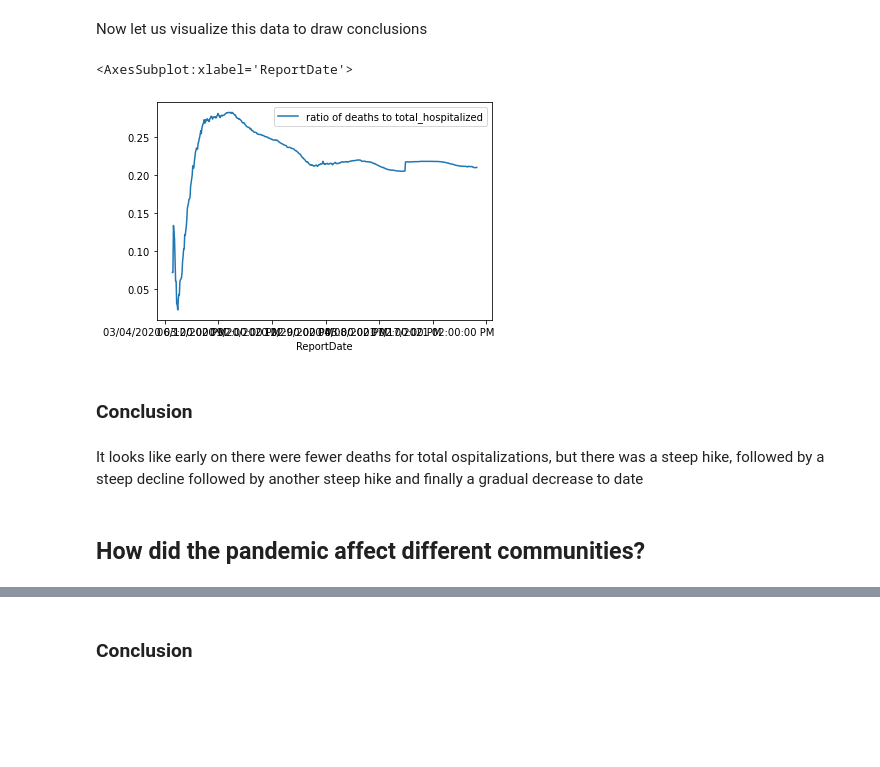
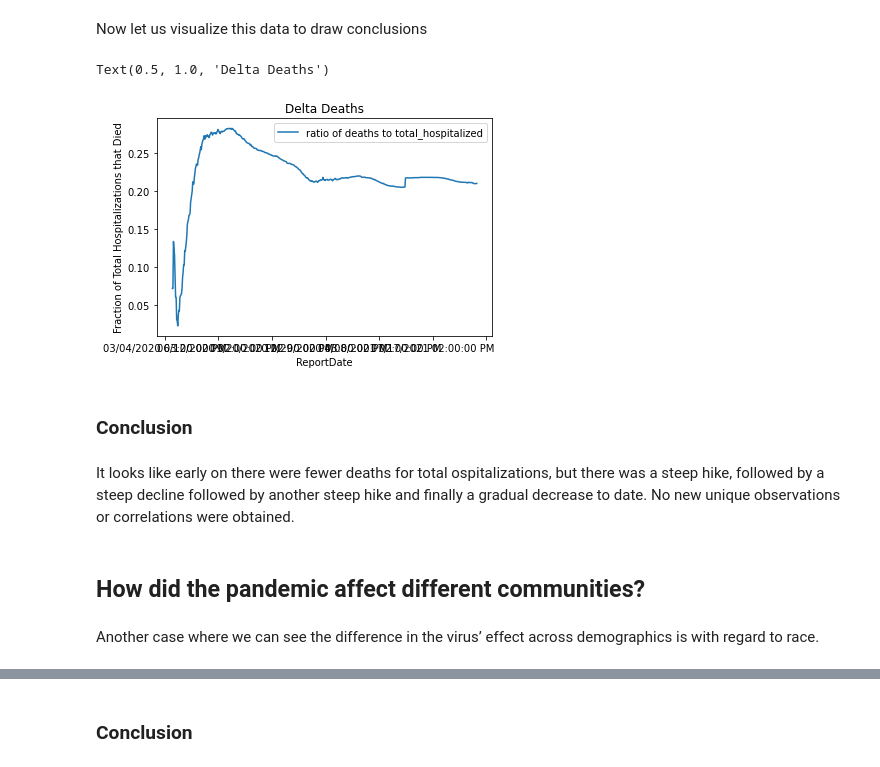
Before and after one commit to data301-2021-winter1/project-group39-project, a Jupyter notebook: notebooks/analysis2.ipynb, the cells around one changed output, grey strips where cells are left out. Saved outputs shown, nothing was run; the diff lists cells and outputs as text; code cells hidden in the pictures; blank space fills up the shorter version.

```diff
--- a/notebooks/analysis2.ipynb
+++ b/notebooks/analysis2.ipynb
@@ -21,6 +21,6 @@ from scripts.project_functions2 import *
 # %%
 #loading the data
-df=load_and_process("../data/raw/raw_data.csv")
+df=pf.load_and_process("../data/raw/raw_data.csv")
 df.head()
 df.to_csv('../data/processed/processed_data.csv')
 # %% [markdown]
@@ -29,7 +29,7 @@ df.to_csv('../data/processed/processed_data.csv')
 First, let us find out what ratio of hospitalized died\
 # %%
 #creating a new column
-df2=get_ratio(df, 'deaths', 'total_hospitalized', 'ratio of deaths to total_hospitalized')
+df2=pf.get_ratio(df, 'deaths', 'total_hospitalized', 'ratio of deaths to total_hospitalized')
 df2.head()
 # %% [output]
 |  | ReportDate | TotalCases | CaseDelta | TotalTests | TestsDelta | PosTestPercent | PosPercentDiff | ... |
@@ -42,15 +42,20 @@ df2.head()
 Now let us visualize this data to draw conclusions
 # %%
 #plotting visualization
-df2.plot(kind='line', x='ReportDate', y='ratio of deaths to total_hospitalized')
+t=df2.plot(kind='line', x='ReportDate', y='ratio of deaths to total_hospitalized')
+t.set_xlabel('ReportDate')
+t.set_ylabel('Fraction of Total Hospitalizations that Died')
+t.set_title('Delta Deaths')
 # %% [output]
-<AxesSubplot:xlabel='ReportDate'>
+Text(0.5, 1.0, 'Delta Deaths')
-[figure, old version]
+[figure, new version]
 # %% [markdown]
 ### Conclusion
 # %% [markdown]
-It looks like early on there were fewer deaths for total ospitalizations, but there was a steep hike, followed by a steep decline followed by another steep hike and finally a gradual decrease to date
+It looks like early on there were fewer deaths for total ospitalizations, but there was a steep hike, followed by a steep decline followed by another steep hike and finally a gradual decrease to date. No new unique observations or correlations were obtained.
 # %% [markdown]
 ## How did the pandemic affect different communities?
+# %% [markdown]
+Another case where we can see the difference in the virus’ effect across demographics is with regard to race.
 # %%
 df3=pd.read_csv("../data/raw/raw_data.csv")
```
Also changed, not shown: parts of 15 cells of this notebook, 1 other file.
